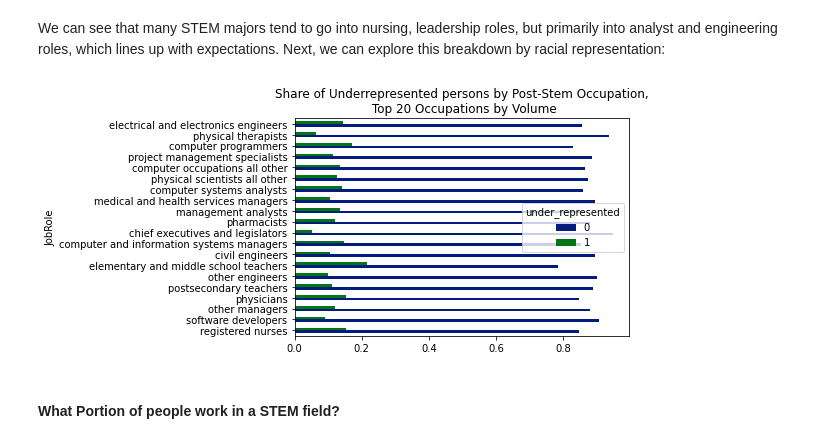
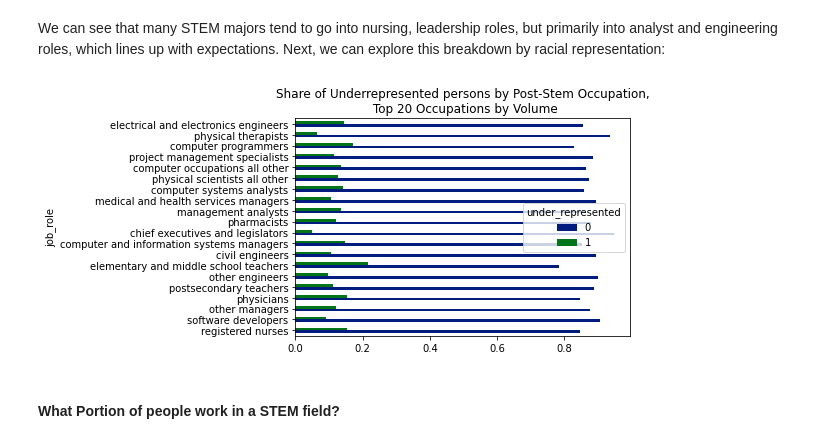
Before and after one commit to kayfilipp/HigherME, a Jupyter notebook: census_data/census_EDA.ipynb, the cells around one changed output. Drawn from its saved outputs; the diff is of its cells as text; code cells hidden in the pictures.

```diff
--- a/census_data/census_EDA.ipynb
+++ b/census_data/census_EDA.ipynb
@@ -69,6 +69,6 @@ str(occupations)[0:100]+"..."
 Next, we map everyone's job role by using their OCC code.
 # %%
 pd.set_option('display.max_colwidth', None)
-df['JobRole'] = df['OCC'].apply(lambda x: occupations[x])
-df[['OCC','JobRole']].head()
+df['job_role'] = df['OCC'].apply(lambda x: occupations[x])
+df[['OCC','job_role']].head()
 # %% [output]
@@ -116,14 +116,14 @@ Although the O-net is relatively comprehensive, we also created a list of whitel
 stem_occupations = dict(zip(stem_occupations.Occupation, stem_occupations.type))
 
 #create a function that identifies a job's STEM role type
-def stemType(job):
+def stem_type(job):
     if job in stem_occupations:
         return stem_occupations[job]
     if job in dc.career_whitelist:
         return 'Other'
     return -1
 
-df['stemType'] = df['JobRole'].map(stemType)
+df['stem_type'] = df['job_role'].map(stem_type)
 # %% [markdown]
 #### First, we review the STEM roles:
 # %%
@@ -145,7 +145,7 @@ df[df['stemType']==-1][['stemType','JobRole']].head(3)
 # %% [markdown]
 for further analysis, we can also create a binary `stemBinary` variable, where 1 indicates a career is STEM related.
 # %%
-df['stemBinary'] = df['stemType'].apply(lambda x: int(x!=-1))
+df['stem_binary'] = df['stem_type'].apply(lambda x: int(x!=-1))
 # %% [markdown]
 ## Data EDA, Cleanup and Transformation for Nontarget Features
 # %% [markdown]
@@ -550,5 +550,5 @@ def stem_deg_area(is_stem_deg,deg):
     else:
         return 'None'
 
-df['STEM_Degree_Area'] = df.apply(lambda x: stem_deg_area(x.is_STEM_degree,x.Degree),axis=1)
+df['STEM_degree_area'] = df.apply(lambda x: stem_deg_area(x.is_STEM_degree,x.Degree),axis=1)
 # %%
@@ -604,22 +608,22 @@ plt.show()
 We can see that many STEM majors tend to go into nursing, leadership roles, but primarily into analyst and engineering roles, which lines up with expectations. Next, we can explore this breakdown by racial representation:
 # %%
 job_by_rep = pd.crosstab(
-    temp['JobRole']
+    temp['job_role']
     ,temp['under_represented']
 )
 
 #add another column for total employment and sort to get top 20 roles
 job_by_rep[2] = job_by_rep[0]+job_by_rep[1]
 job_by_rep[0] = job_by_rep[0] / job_by_rep[2]
 job_by_rep[1] = 1 - job_by_rep[0]
 job_by_rep    = job_by_rep.sort_values(2,ascending=False)[:20]
 #get rid of total field to make chart clearer.
 job_by_rep    = job_by_rep.drop(2,axis=1)
 ax=job_by_rep.plot.barh(
     title=f'Share of Underrepresented persons by Post-Stem Occupation,\n Top {len(job_by_rep)} Occupations by Volume'
 )
 # %% [output]
-[figure, old version]
+[figure, new version]
 # %% [markdown]
 #### What Portion of people work in a STEM field?
 # %% [markdown]
```
Also changed, not shown: parts of 31 cells of this notebook, 1 other file.
